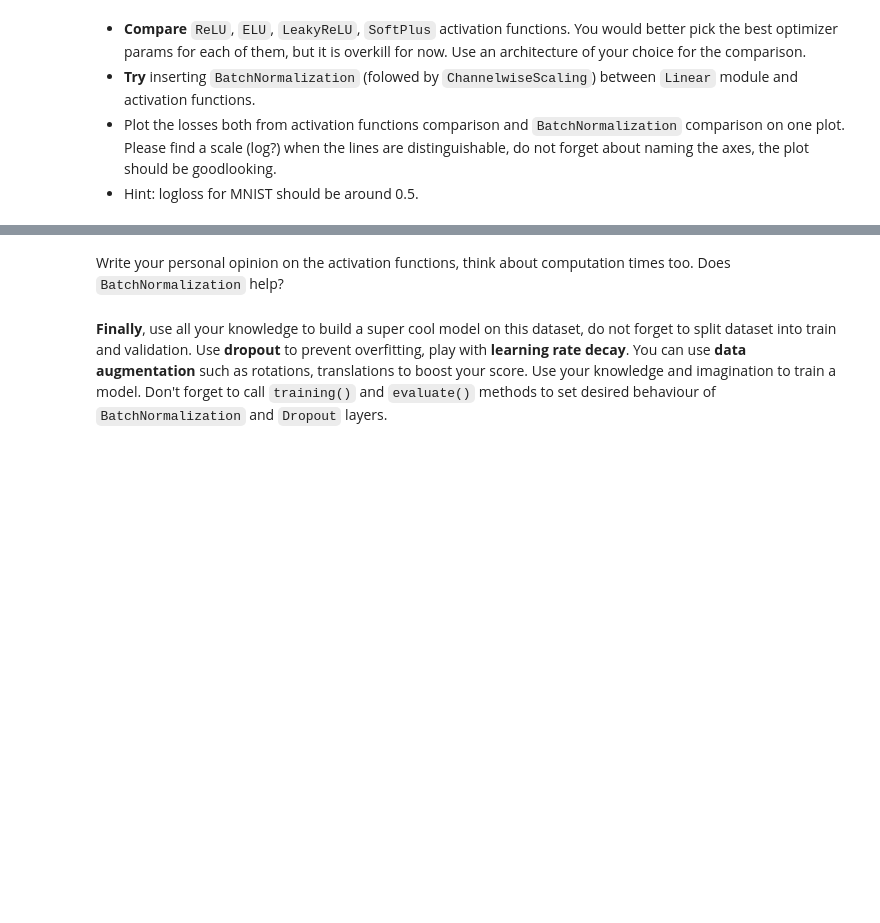
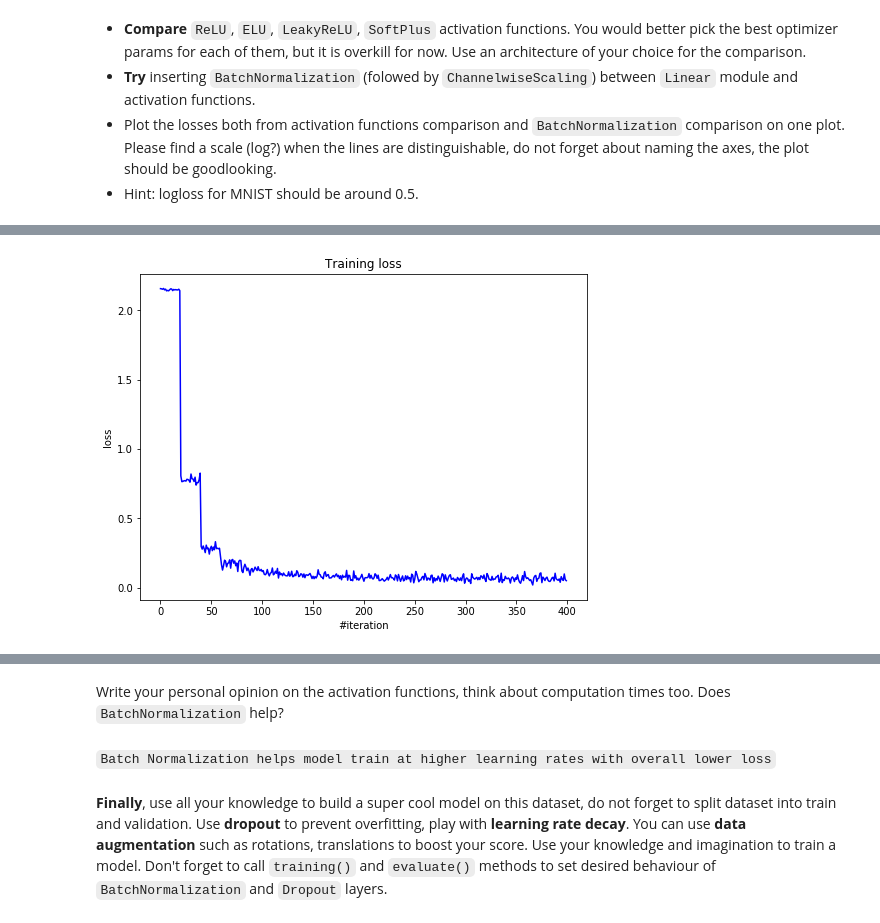
Before and after one commit to numb3r33/Practical_DL, a Jupyter notebook: homework01/homework_main_solution.ipynb, the cells around one changed output, grey strips where cells are left out. Drawn from its saved outputs; the diff is of its cells as text; code cells hidden in the pictures; blank space fills up the shorter version.

```diff
--- a/homework01/homework_main_solution.ipynb
+++ b/homework01/homework_main_solution.ipynb
@@ -200,0 +318,53 @@ You would better pick the best optimizer params for each of them, but it is over
+# %%
+# Iptimizer params
+optimizer_config = {'learning_rate' : 1e-2, 'momentum': 0.9}
+optimizer_state = {}
+
+# Looping params
+n_epoch    = 20
+batch_size = 512
+# %%
+loss_history = []
+
+for i in range(n_epoch):
+    net.train()
+    for x_batch, y_batch in get_batches((X, y_one_hot), batch_size):
+
+        net.zeroGradParameters()
+
+        # Forward
+        predictions = net.forward(x_batch)
+        loss = criterion.forward(predictions, y_batch)
+
+        # Backward
+        dp = criterion.backward(predictions, y_batch)
+        net.backward(x_batch, dp)
+
+        # Update weights
+        sgd_momentum(net.getParameters(),
+                     net.getGradParameters(),
+                     optimizer_config,
+                     optimizer_state)
+
+    net.evaluate()
+
+    for x_batch, y_batch in get_batches((Xtest, y_test_one_hot), batch_size):
+        # Forward
+        predictions = net.forward(x_batch)
+        loss = criterion.forward(predictions, y_batch)
+
+        loss_history.append(loss)
+
+    # Visualize
+    display.clear_output(wait=True)
+    plt.figure(figsize=(8, 6))
+
+    plt.title("Training loss")
+    plt.xlabel("#iteration")
+    plt.ylabel("loss")
+    plt.plot(loss_history, 'b')
+    plt.show()
+
+    print('Current loss: %f' % loss)
+# %% [output]
+[figure, added]
@@ -205,3 +374,5 @@ Write your personal opinion on the activation functions, think about computation
+# %% [markdown]
+`Batch Normalization helps model train at higher learning rates with overall lower loss`
 # %% [markdown]
 **Finally**, use all your knowledge to build a super cool model on this dataset, do not forget to split dataset into train and validation. Use **dropout** to prevent overfitting, play with **learning rate decay**. You can use **data augmentation** such as rotations, translations to boost your score. Use your knowledge and imagination to train a model. Don't forget to call `training()` and `evaluate()` methods to set desired behaviour of `BatchNormalization` and `Dropout` layers.
 # %%
```
Also changed, not shown: parts of 28 cells of this notebook, 1 other file.
